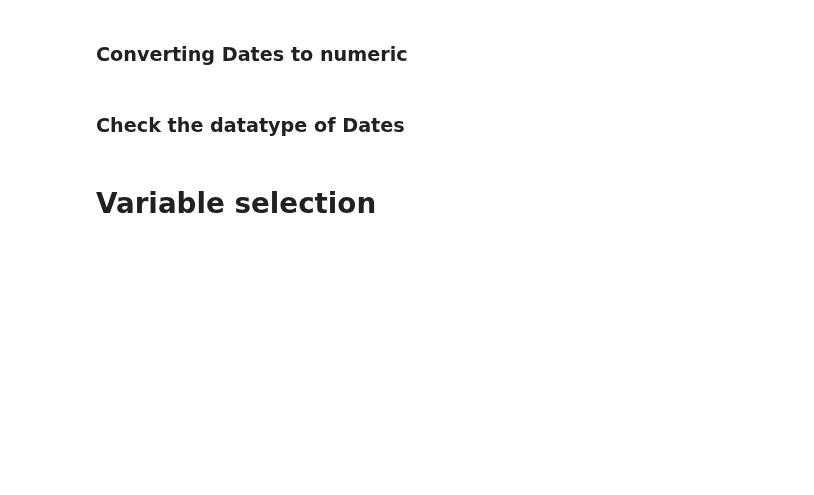
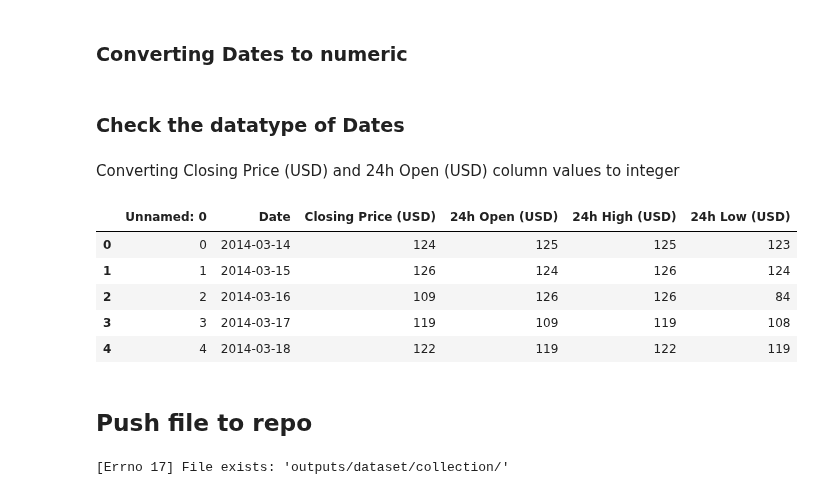
Before and after one commit to ksagep/fifth-milestone-project-bitcoin, a Jupyter notebook: jupyter_notebooks/Feature_engineering.ipynb, the cells around one changed output. Drawn from its saved outputs; the diff is of its cells as text; code cells hidden in the pictures; blank space fills up the shorter version.

Commit message:
Develop the feature engineering notebook with created integers in values.

```diff
--- a/jupyter_notebooks/Feature_engineering.ipynb
+++ b/jupyter_notebooks/Feature_engineering.ipynb
@@ -159,9 +182,12 @@ import pandas as pd
 import numpy as np
 import matplotlib.pyplot as plt
 import seaborn as sns
+import sklearn
 sns.set_style('whitegrid')
 from sklearn.pipeline import Pipeline
 from feature_engine.outliers import ArbitraryOutlierCapper
+
+df = (pd.read_csv("/workspace/fifth-milestone-project-bitcoin/jupyter_notebooks/outputs/dataset/collection/Bitcoin_Price_Data.csv").filter(['Closing Price (USD)', '24h Open (USD)']))
 
 pipeline = Pipeline([
       ( 'arb', ArbitraryOutlierCapper(max_capping_dict={'Closing Price (USD)':63347.80 , '24h Open (USD)':63563.67}) )
@@ -179,5 +212,36 @@ df['Date'] = pd.to_numeric(df['Date'], errors='coerce')
 ### Check the datatype of Dates
 # %%
 df['Date'].dtype
-# %% [markdown]
-# Variable selection
+# %% [markdown]
+Converting Closing Price (USD) and 24h Open (USD) column values to integer
+# %%
+df['Closing Price (USD)'] = df['Closing Price (USD)'].astype('int')
+df['24h Open (USD)'] = df['24h Open (USD)'].astype('int')
+df['24h High (USD)'] = df['24h High (USD)'].astype('int')
+df['24h Low (USD)'] = df['24h Low (USD)'].astype('int')
+df.head()
+# %% [output]
+|  | Unnamed: 0 | Date | Closing Price (USD) | 24h Open (USD) | 24h High (USD) | 24h Low (USD) |
+| 0 | 0 | 2014-03-14 | 124 | 125 | 125 | 123 |
+| 1 | 1 | 2014-03-15 | 126 | 124 | 126 | 124 |
+| 2 | 2 | 2014-03-16 | 109 | 126 | 126 | 84 |
+| 3 | 3 | 2014-03-17 | 119 | 109 | 119 | 108 |
+| 4 | 4 | 2014-03-18 | 122 | 119 | 122 | 119 |
+# %% [markdown]
+## Push file to repo
+# %%
+import os
+import pandas as pd
+df = (pd.read_csv("/workspace/fifth-milestone-project-bitcoin/jupyter_notebooks/outputs/dataset/collection/Bitcoin_Price_Data.csv"))
+df['Closing Price (USD)'] = df['Closing Price (USD)'].astype('int')
+df['24h Open (USD)'] = df['24h Open (USD)'].astype('int')
+df['24h High (USD)'] = df['24h High (USD)'].astype('int')
+df['24h Low (USD)'] = df['24h Low (USD)'].astype('int')
+try:
+    os.makedirs(name='outputs/dataset/collection/')
+except Exception as e:
+    print(e)
+
+df.to_csv(f"/workspace/fifth-milestone-project-bitcoin/jupyter_notebooks/outputs/dataset/collection/Bitcoin_Price_Data_int.csv", index=False)
+# %% [output]
+[Errno 17] File exists: 'outputs/dataset/collection/'
```
Also changed, not shown: parts of 5 cells of this notebook, 4 other files.
